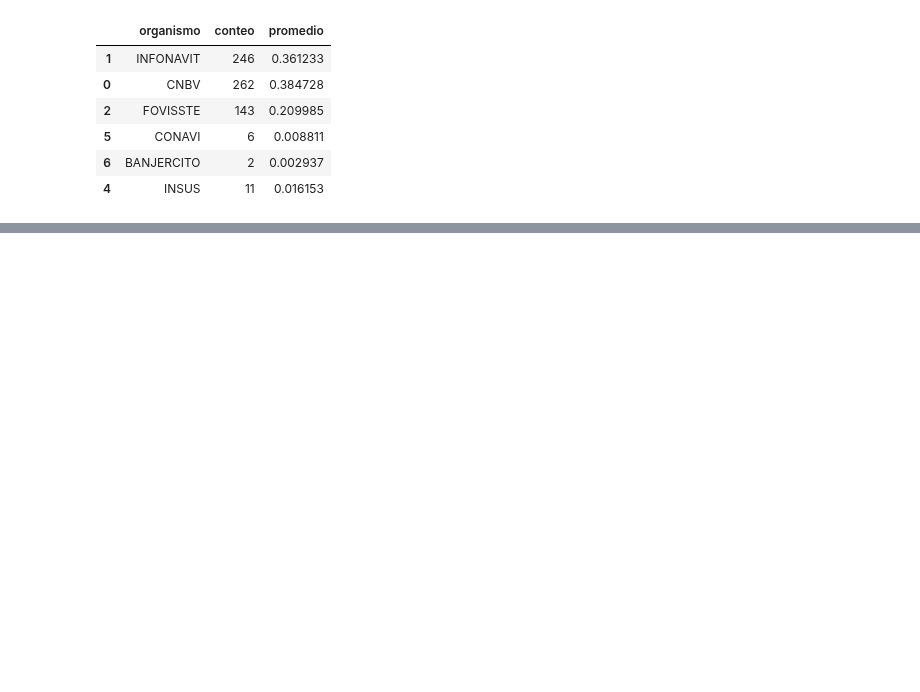
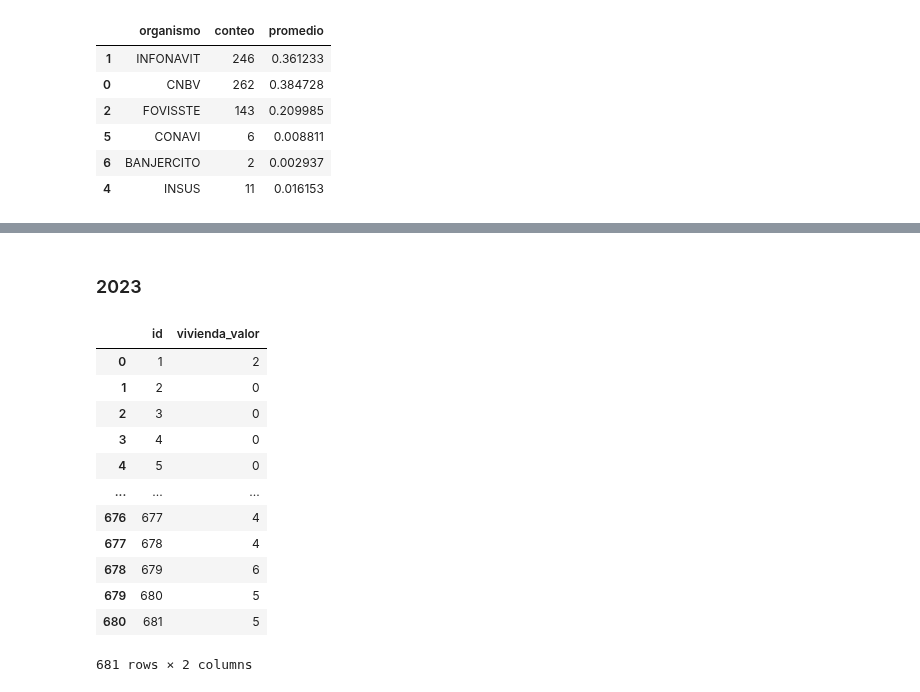
Before and after one commit to MiguelDWT4toCreativo/Datalpine, a Jupyter notebook: resources/jupyter/creditos_distribucion.ipynb, the cells around one changed output, grey strips where cells are left out. Cells and saved outputs as stored; diff of their text form; code cells hidden in the pictures; blank space fills up the shorter version.

```diff
--- a/resources/jupyter/creditos_distribucion.ipynb
+++ b/resources/jupyter/creditos_distribucion.ipynb
@@ -1509,0 +1681,19 @@ fig.show()
+# %% [markdown]
+### 2023
+# %%
+finance_2023_pachuca = df_financiamientos_2023_pachuca[['id','vivienda_valor']]
+finance_2023_pachuca
+# %% [output]
+|  | id | vivienda_valor |
+| 0 | 1 | 2 |
+| 1 | 2 | 0 |
+| 2 | 3 | 0 |
+| 3 | 4 | 0 |
+| 4 | 5 | 0 |
+| ... | ... | ... |
+| 676 | 677 | 4 |
+| 677 | 678 | 4 |
+| 678 | 679 | 6 |
+| 679 | 680 | 5 |
+| 680 | 681 | 5 |
+681 rows × 2 columns
```
Also changed, not shown: parts of 11 cells of this notebook, 4 other files.
